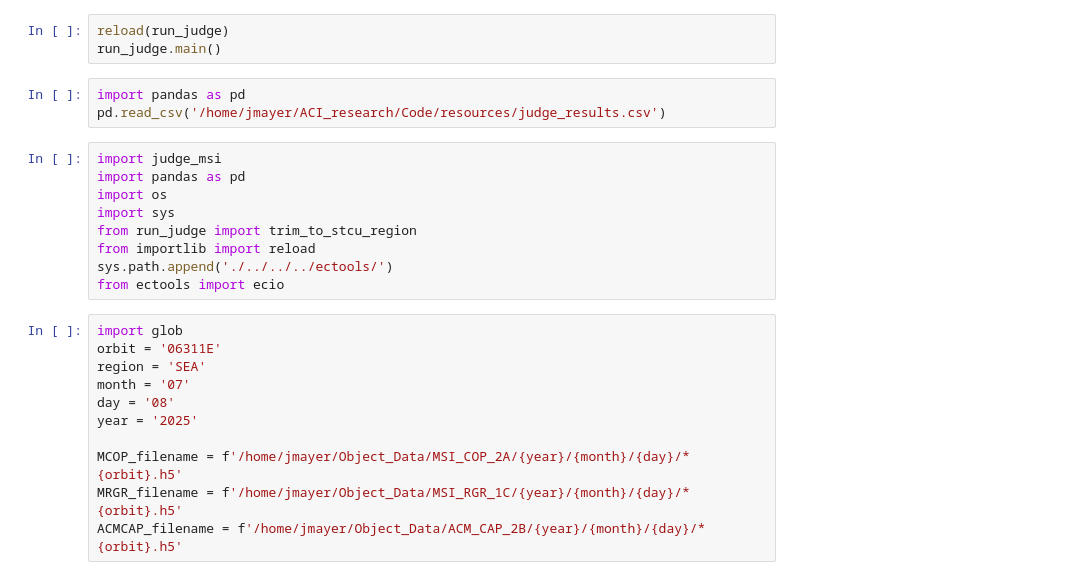
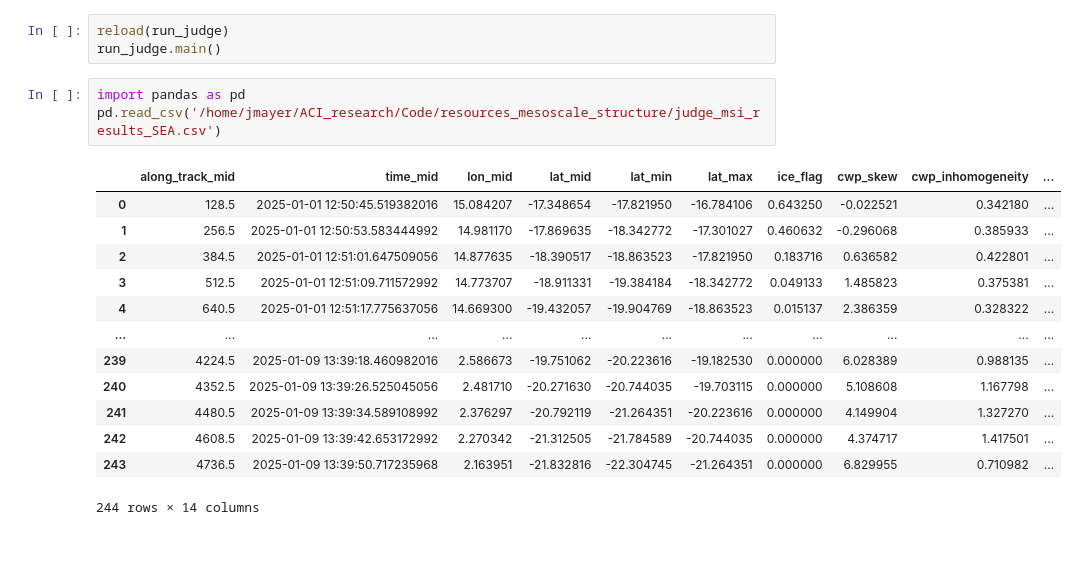
Before and after one commit to johanna-mayer/mesoscale_structure_public, a Jupyter notebook: judge_for_msi/test_run_judge.ipynb, the cells around one changed output. Saved outputs shown, nothing was run; the diff lists cells and outputs as text; blank space fills up the shorter version.

```diff
--- a/judge_for_msi/test_run_judge.ipynb
+++ b/judge_for_msi/test_run_judge.ipynb
@@ -6,24 +6,18 @@ reload(run_judge)
 run_judge.main()
 # %%
 import pandas as pd
-pd.read_csv('/home/jmayer/ACI_research/Code/resources/judge_results.csv')
+pd.read_csv('/home/jmayer/ACI_research/Code/resources_mesoscale_structure/judge_msi_results_SEA.csv')
+# %% [output]
+|  | along_track_mid | time_mid | lon_mid | lat_mid | lat_min | lat_max | ice_flag | cwp_skew | cwp_inhomogeneity | ... |
+| 0 | 128.5 | 2025-01-01 12:50:45.519382016 | 15.084207 | -17.348654 | -17.821950 | -16.784106 | 0.643250 | -0.022521 | 0.342180 | ... |
+| 1 | 256.5 | 2025-01-01 12:50:53.583444992 | 14.981170 | -17.869635 | -18.342772 | -17.301027 | 0.460632 | -0.296068 | 0.385933 | ... |
+| 2 | 384.5 | 2025-01-01 12:51:01.647509056 | 14.877635 | -18.390517 | -18.863523 | -17.821950 | 0.183716 | 0.636582 | 0.422801 | ... |
+| 3 | 512.5 | 2025-01-01 12:51:09.711572992 | 14.773707 | -18.911331 | -19.384184 | -18.342772 | 0.049133 | 1.485823 | 0.375381 | ... |
+| 4 | 640.5 | 2025-01-01 12:51:17.775637056 | 14.669300 | -19.432057 | -19.904769 | -18.863523 | 0.015137 | 2.386359 | 0.328322 | ... |
+| ... | ... | ... | ... | ... | ... | ... | ... | ... | ... | ... |
+| 239 | 4224.5 | 2025-01-09 13:39:18.460982016 | 2.586673 | -19.751062 | -20.223616 | -19.182530 | 0.000000 | 6.028389 | 0.988135 | ... |
+| 240 | 4352.5 | 2025-01-09 13:39:26.525045056 | 2.481710 | -20.271630 | -20.744035 | -19.703115 | 0.000000 | 5.108608 | 1.167798 | ... |
+| 241 | 4480.5 | 2025-01-09 13:39:34.589108992 | 2.376297 | -20.792119 | -21.264351 | -20.223616 | 0.000000 | 4.149904 | 1.327270 | ... |
+| 242 | 4608.5 | 2025-01-09 13:39:42.653172992 | 2.270342 | -21.312505 | -21.784589 | -20.744035 | 0.000000 | 4.374717 | 1.417501 | ... |
+| 243 | 4736.5 | 2025-01-09 13:39:50.717235968 | 2.163951 | -21.832816 | -22.304745 | -21.264351 | 0.000000 | 6.829955 | 0.710982 | ... |
+244 rows × 14 columns
-# %%
-import judge_msi
-import pandas as pd
-import os
-import sys
-from run_judge import trim_to_stcu_region
-from importlib import reload
-sys.path.append('./../../../ectools/')
-from ectools import ecio
-# %%
-import glob
-orbit = '06311E'
-region = 'SEA'
-month = '07'
-day = '08'
-year = '2025'
-
-MCOP_filename = f'/home/jmayer/Object_Data/MSI_COP_2A/{year}/{month}/{day}/*{orbit}.h5'
-MRGR_filename = f'/home/jmayer/Object_Data/MSI_RGR_1C/{year}/{month}/{day}/*{orbit}.h5'
-ACMCAP_filename = f'/home/jmayer/Object_Data/ACM_CAP_2B/{year}/{month}/{day}/*{orbit}.h5'
```
Also changed, not shown: parts of 16 cells of this notebook, 10 other files.
